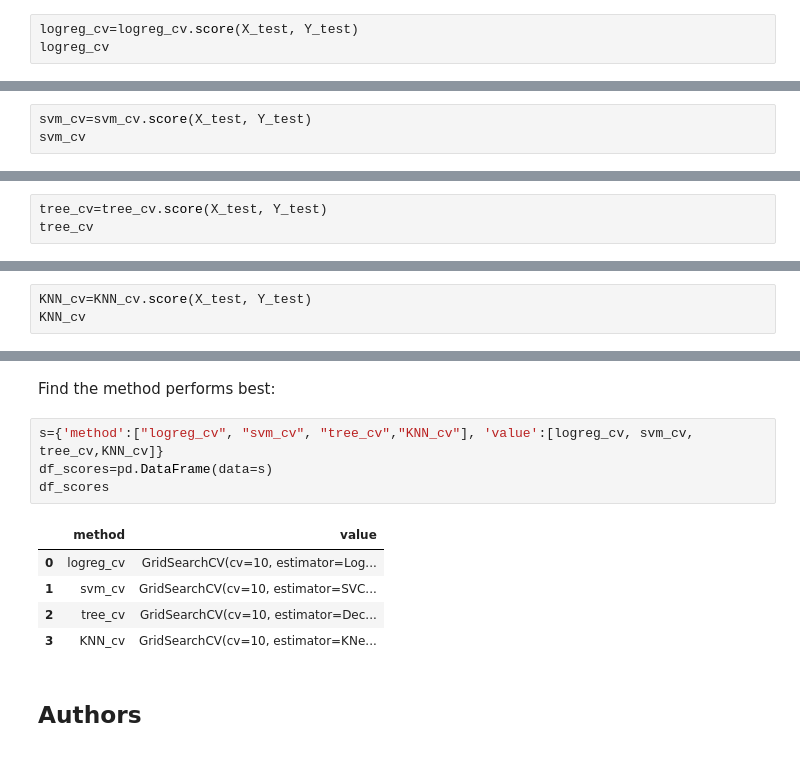
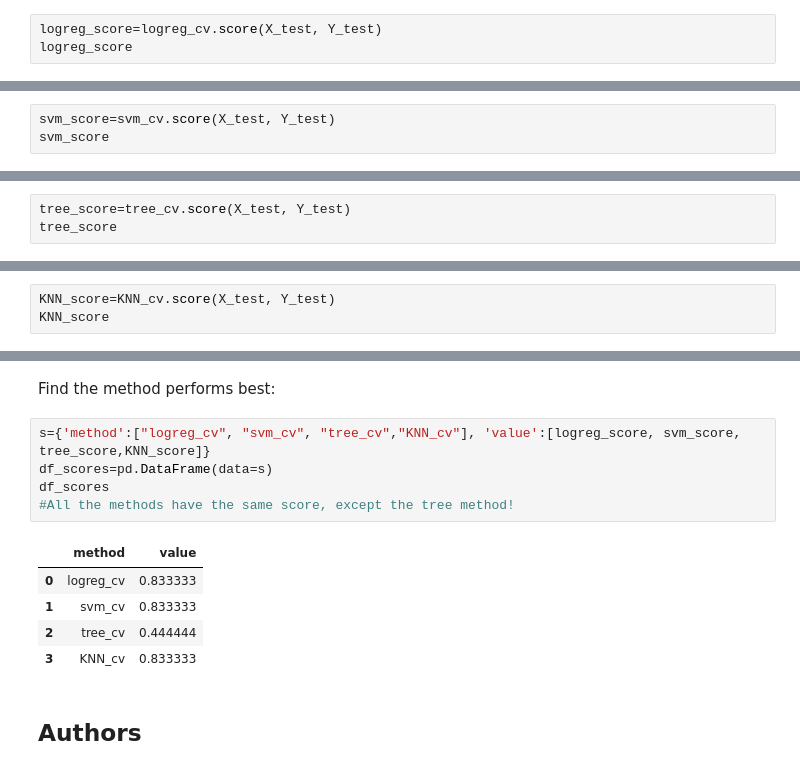
Before and after one commit to Advy21/Applied-Data-Science-Capstone-Course, a Jupyter notebook: Machine Learning Prediction.ipynb, the cells around one changed output, grey strips where cells are left out. Saved outputs shown, nothing was run; the diff lists cells and outputs as text.

```diff
--- a/Machine Learning Prediction.ipynb
+++ b/Machine Learning Prediction.ipynb
@@ -202,8 +202,8 @@ accuracy : 0.8464285714285713
 # %% [markdown]
 Calculate the accuracy on the test data using the method <code>score</code>:
 # %%
-logreg_cv=logreg_cv.score(X_test, Y_test)
-logreg_cv
+logreg_score=logreg_cv.score(X_test, Y_test)
+logreg_score
 # %% [output]
 0.8333333333333334
 # %% [markdown]
@@ -245,8 +245,8 @@ accuracy : 0.8482142857142856
 # %% [markdown]
 Calculate the accuracy on the test data using the method <code>score</code>:
 # %%
-svm_cv=svm_cv.score(X_test, Y_test)
-svm_cv
+svm_score=svm_cv.score(X_test, Y_test)
+svm_score
 # %% [output]
 0.8333333333333334
 # %% [markdown]
@@ -291,6 +291,6 @@ accuracy : 0.8767857142857143
 # %% [markdown]
 Calculate the accuracy of tree_cv on the test data using the method <code>score</code>:
 # %%
-tree_cv=tree_cv.score(X_test, Y_test)
-tree_cv
+tree_score=tree_cv.score(X_test, Y_test)
+tree_score
 # %% [output]
@@ -331,6 +331,6 @@ accuracy : 0.8482142857142858
 # %% [markdown]
 Calculate the accuracy of tree_cv on the test data using the method <code>score</code>:
 # %%
-KNN_cv=KNN_cv.score(X_test, Y_test)
-KNN_cv
+KNN_score=KNN_cv.score(X_test, Y_test)
+KNN_score
 # %% [output]
@@ -347,15 +347,16 @@ plot_confusion_matrix(Y_test,yhat)
 # %% [markdown]
 Find the method performs best:
 # %%
-s={'method':["logreg_cv", "svm_cv", "tree_cv","KNN_cv"], 'value':[logreg_cv, svm_cv, tree_cv,KNN_cv]}
+s={'method':["logreg_cv", "svm_cv", "tree_cv","KNN_cv"], 'value':[logreg_score, svm_score, tree_score,KNN_score]}
 df_scores=pd.DataFrame(data=s)
 df_scores
+#All the methods have the same score, except the tree method!
 # %% [output]
 |  | method | value |
-| 0 | logreg_cv | GridSearchCV(cv=10, estimator=Log... |
-| 1 | svm_cv | GridSearchCV(cv=10, estimator=SVC... |
-| 2 | tree_cv | GridSearchCV(cv=10, estimator=Dec... |
-| 3 | KNN_cv | GridSearchCV(cv=10, estimator=KNe... |
+| 0 | logreg_cv | 0.833333 |
+| 1 | svm_cv | 0.833333 |
+| 2 | tree_cv | 0.444444 |
+| 3 | KNN_cv | 0.833333 |
 # %% [markdown]
 ## Authors
 # %% [markdown]
```
Also changed, not shown: parts of 3 cells of this notebook.
